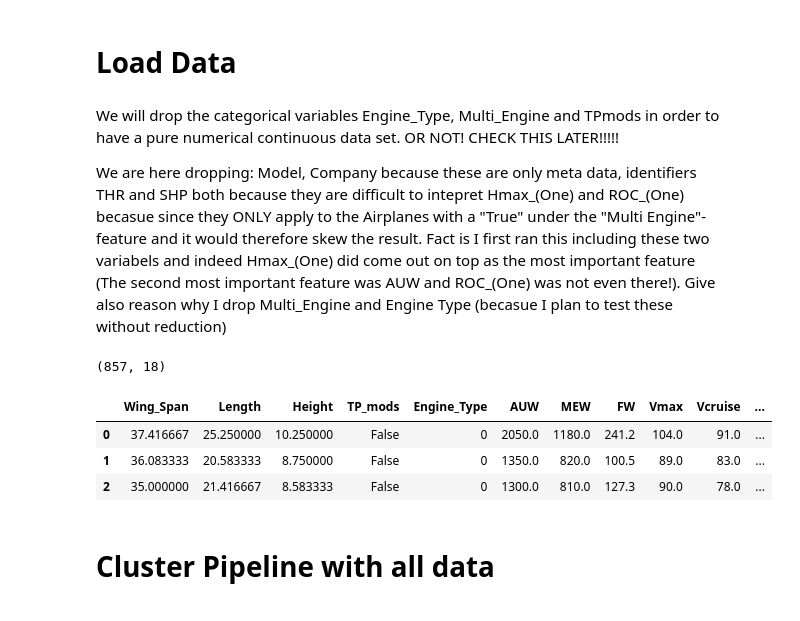
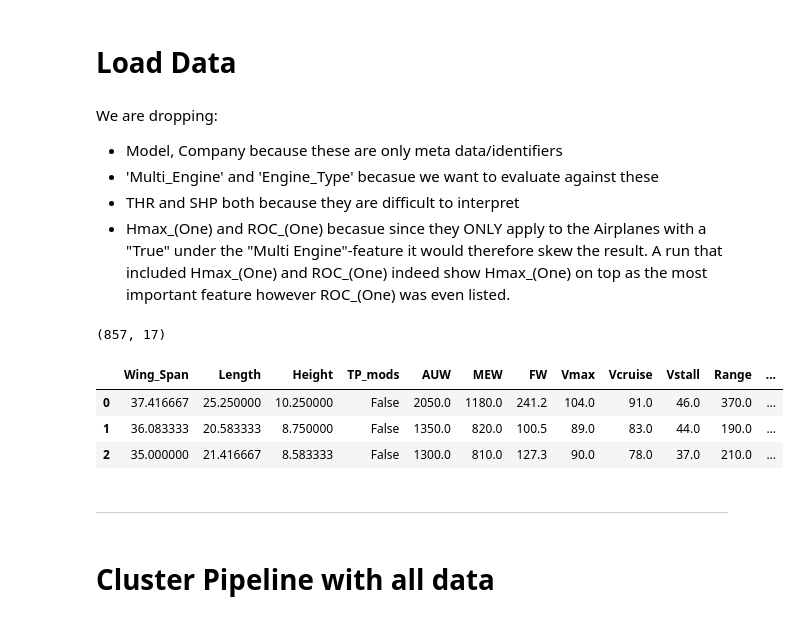
Before and after one commit to johnrearden/pa-data-driven-design, a Jupyter notebook: jupyter_notebooks/8_modeling_and_evaluation_cluster_sklearn.ipynb, the cells around one changed output. Saved outputs shown, nothing was run; the diff lists cells and outputs as text; code cells hidden in the pictures.

```diff
--- a/jupyter_notebooks/8_modeling_and_evaluation_cluster_sklearn.ipynb
+++ b/jupyter_notebooks/8_modeling_and_evaluation_cluster_sklearn.ipynb
@@ -53,26 +53,26 @@ current_dir
 # %% [markdown]
 # Load Data
 # %% [markdown]
-We will drop the categorical variables Engine_Type, Multi_Engine and TPmods in order to have a pure numerical continuous data set. OR NOT! CHECK THIS LATER!!!!!
-
-We are here dropping:
-Model, Company because these are only meta data, identifiers
-THR and SHP both because they are difficult to intepret
-Hmax_(One) and ROC_(One) becasue since they ONLY apply to the Airplanes with a "True" under the "Multi Engine"-feature and it would therefore skew the result. Fact is I first ran this including these two variabels and indeed Hmax_(One) did come out on top as the most important feature (The second most important feature was AUW and ROC_(One) was not even there!).
-Give also reason why I drop Multi_Engine and Engine Type (becasue I plan to test these without reduction)
+We are dropping:
+* Model, Company because these are only meta data/identifiers
+* 'Multi_Engine' and 'Engine_Type' becasue we want to evaluate against these
+* THR and SHP both because they are difficult to interpret
+* Hmax_(One) and ROC_(One) becasue since they ONLY apply to the Airplanes with a "True" under the "Multi Engine"-feature it would therefore skew the result. A run that included Hmax_(One) and ROC_(One) indeed show Hmax_(One) on top as the most important feature however ROC_(One) was even listed.
 # %%
 import pandas as pd
 df = (pd.read_csv("outputs/datasets/collection/airplane_performance_study.csv")
-      .drop(['Model', 'Company', 'Multi_Engine', 'THR', 'SHP', 'Hmax_(One)', 'ROC_(One)'], axis=1)
+      .drop(['Model', 'Company', 'Multi_Engine', 'Engine_Type', 'THR', 'SHP', 'Hmax_(One)', 'ROC_(One)'], axis=1)
       )
 print(df.shape)
 df.head(3)
 # %% [output]
-(857, 18)
+(857, 17)
-|  | Wing_Span | Length | Height | TP_mods | Engine_Type | AUW | MEW | FW | Vmax | Vcruise | ... |
-| 0 | 37.416667 | 25.250000 | 10.250000 | False | 0 | 2050.0 | 1180.0 | 241.2 | 104.0 | 91.0 | ... |
-| 1 | 36.083333 | 20.583333 | 8.750000 | False | 0 | 1350.0 | 820.0 | 100.5 | 89.0 | 83.0 | ... |
-| 2 | 35.000000 | 21.416667 | 8.583333 | False | 0 | 1300.0 | 810.0 | 127.3 | 90.0 | 78.0 | ... |
+|  | Wing_Span | Length | Height | TP_mods | AUW | MEW | FW | Vmax | Vcruise | Vstall | Range | ... |
+| 0 | 37.416667 | 25.250000 | 10.250000 | False | 2050.0 | 1180.0 | 241.2 | 104.0 | 91.0 | 46.0 | 370.0 | ... |
+| 1 | 36.083333 | 20.583333 | 8.750000 | False | 1350.0 | 820.0 | 100.5 | 89.0 | 83.0 | 44.0 | 190.0 | ... |
+| 2 | 35.000000 | 21.416667 | 8.583333 | False | 1300.0 | 810.0 | 127.3 | 90.0 | 78.0 | 37.0 | 210.0 | ... |
+# %% [markdown]
+---
 # %% [markdown]
 # Cluster Pipeline with all data
 # %% [markdown]
```
Also changed, not shown: parts of 62 cells of this notebook, 7 other files.
